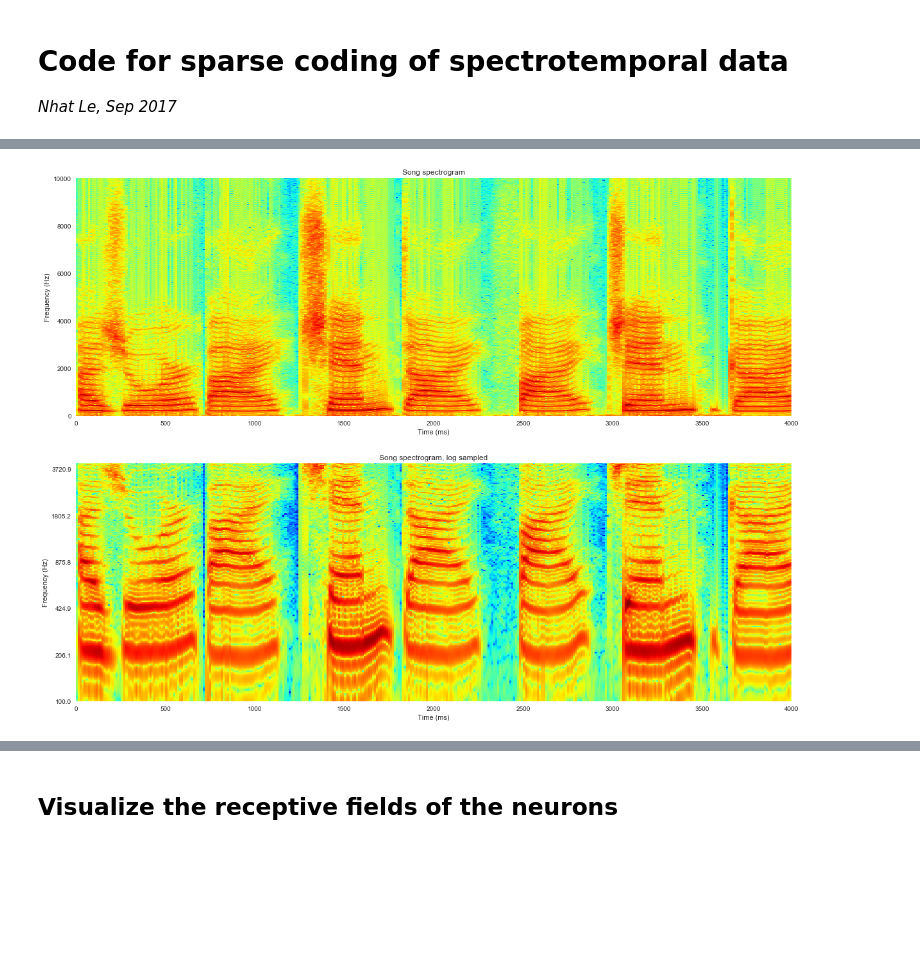
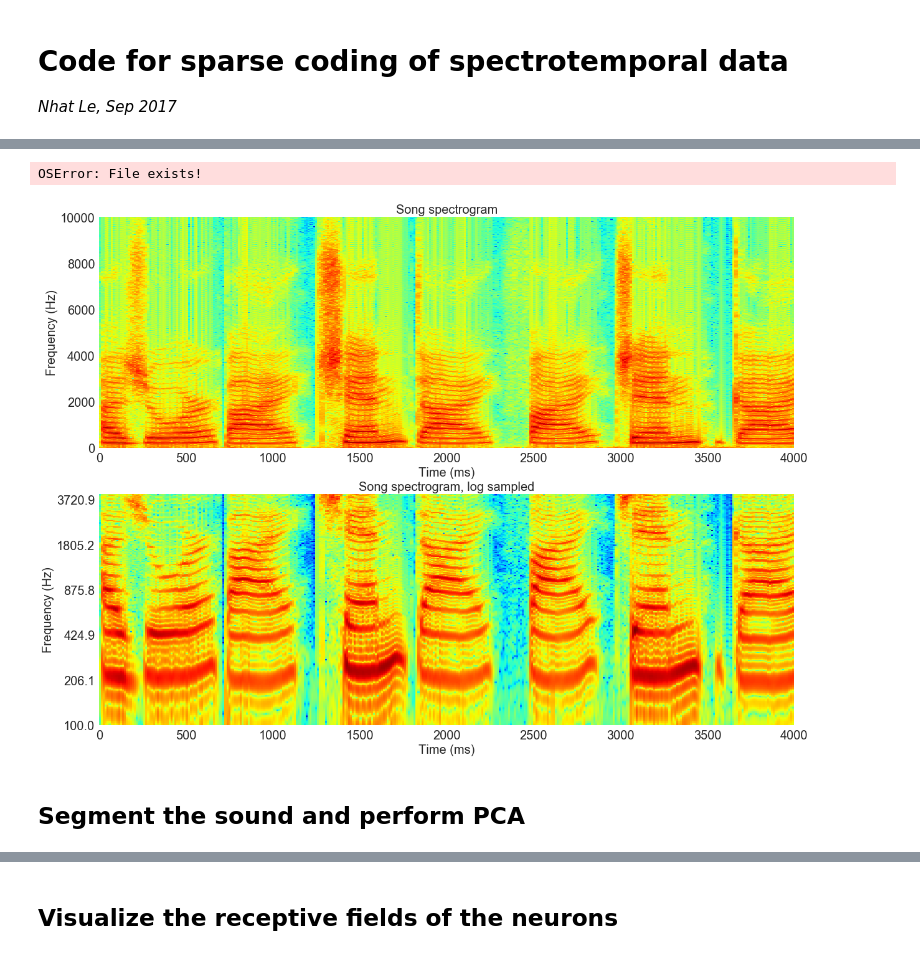
Before and after one commit to nhat-le/Sparse-Coding-Spectrogram, a Jupyter notebook: sparse_code_spectrogram.ipynb, the cells around one changed output, grey strips where cells are left out. Drawn from its saved outputs; the diff is of its cells as text; code cells hidden in the pictures; blank space fills up the shorter version.

```diff
--- a/sparse_code_spectrogram.ipynb
+++ b/sparse_code_spectrogram.ipynb
@@ -305,8 +267,5 @@ np.lib.pad(window, (0, 100), 'constant', constant_values=(0, 0))
-# %%
-window = scipy.signal.slepian(M=nperseg, width=NW / nperseg)
-plt.plot(window)
 # %%
-def multitaper_spec(X, nadvance=200, slepian_len=500, nperseg=4096*4, NW=1):
+def multitaper_spec(X, fs=20000, nadvance=200, slepian_len=500, nperseg=4096*4, NW=1):
     '''Perform a dpss multitapering
     Returns the spectrogram, frequency (f) and time ticks (t)'''
 
@@ -337,50 +296,64 @@ def sample_logspec(spectrogram, nsamples=256, fmin=100.0, fmax=4000.0):
     logspec = spectrogram[row_ids,:]
     return (logspec, freqs)
 
-def format_func(value, tick_number):
-    # find number of multiples of pi/2
+def format_func_spec(value, tick_number):
+    '''Format tick marks for spectrogram plot'''
     if value >= len(freqs):
         label = max(freqs)
     else:
         label = freqs[int(value)]
     return np.round(label, 1)
+
+def format_func_pcs(value, tick_number):
+    '''Formatting axis ticks for the PC plot'''
+    return value
 # %%
 # Compute the spectrogram and log spectrogram
 nadvance = 200
-f,t,spectrogram = multitaper_spec(sound_combined, nadvance=nadvance)
-logspec, freqs = sample_logspec(spectrogram)
+f,t,spectrogram = multitaper_spec(sound_combined, fs=fs, nadvance=nadvance)
+logspec, freqs = sample_logspec(spectrogram, fmin=100.0, fmax=4000)
 
 # Time and frequency ranges for plotting
 fmin = 0
 fmax = 10000 #Hz
 tmin = 0
 tmax = 4000 #ms
 f_start = len(f[f<fmin])
 f_end = len(f[f<fmax])
 t_start = len(t[t<tmin])
 t_end = len(t[t<tmax/1000])
 
 
 # Plot the spectrogram and log spectrogram
 fig, ax = plt.subplots(2, 1, figsize=(20,15))
 ax[0].imshow(np.flipud(spectrogram[f_start:f_end,t_start:t_end]), cmap='jet', aspect='auto',
            extent=[tmin, tmax, fmin, fmax])
 ax[0].grid(False)
-ax[0].set_title('Song spectrogram')
-ax[0].set_xlabel('Time (ms)')
-ax[0].set_ylabel('Frequency (Hz)');
+ax[0].set_title('Song spectrogram', fontsize=20)
+ax[0].set_xlabel('Time (ms)', fontsize=20)
+ax[0].set_ylabel('Frequency (Hz)', fontsize=20);
+ax[0].tick_params(axis='both', which='major', labelsize=20)
 
 # For plotting
-
 ax[1].imshow(np.flipud(logspec[:,t_start:t_end]), cmap='jet', aspect='auto',
            extent=[tmin, tmax, 0, len(freqs)])
 ax[1].grid(False)
-ax[1].set_title('Song spectrogram, log sampled')
-ax[1].set_xlabel('Time (ms)')
-ax[1].set_ylabel('Frequency (Hz)');
-ax[1].yaxis.set_major_formatter(plt.FuncFormatter(format_func))
+ax[1].set_title('Song spectrogram, log sampled', fontsize=20)
+ax[1].set_xlabel('Time (ms)', fontsize=20)
+ax[1].set_ylabel('Frequency (Hz)', fontsize=20);
+ax[1].yaxis.set_major_formatter(plt.FuncFormatter(format_func_spec))
+ax[1].tick_params(axis='both', which='major', labelsize=20)
+
+filename = 'spectrogram_human_171004.pdf'
+if not os.path.isfile(filename):
+    plt.savefig(filename)
+else:
+    raise IOError('File exists!')
 # %% [output]
+OSError: File exists!
-[figure, old version]
+[figure, new version]
+# %% [markdown]
+## Segment the sound and perform PCA
 # %%
 # Segment into overlapping segments
 spectrogram = logspec
```
Also changed, not shown: parts of 36 cells of this notebook, 1 other file.
